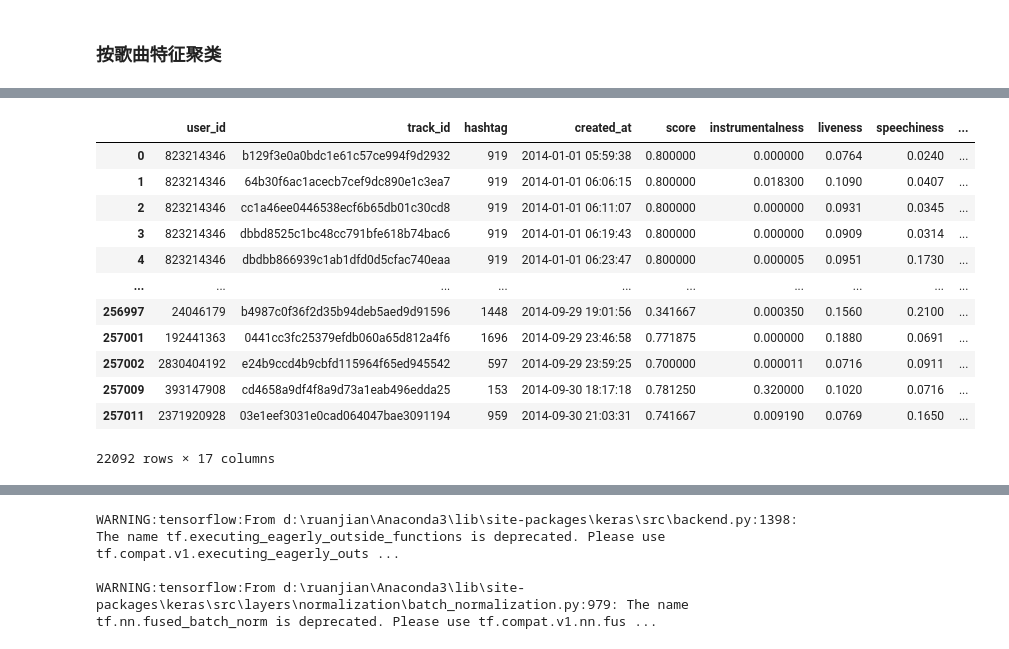
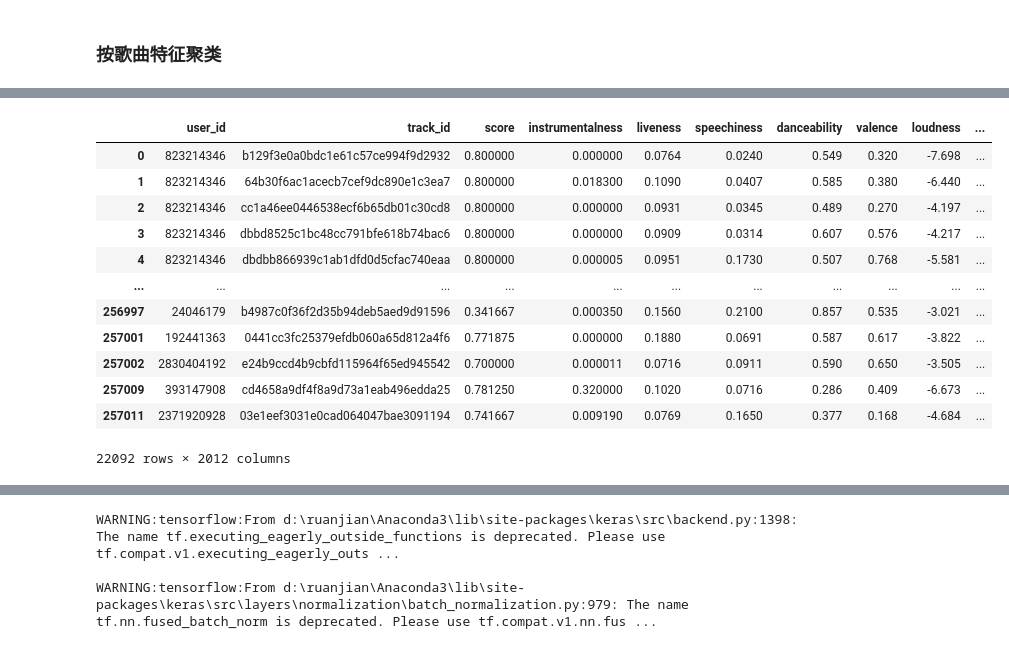
Before and after one commit to 1751118/myMusicReSystem, a Jupyter notebook: emotion_based_recs.ipynb, the cells around one changed output, grey strips where cells are left out. Saved outputs shown, nothing was run; the diff lists cells and outputs as text; code cells hidden in the pictures.

```diff
--- a/emotion_based_recs.ipynb
+++ b/emotion_based_recs.ipynb
@@ -46,10 +46,12 @@ key                     8
 rating                  0
 dtype: int64
 # %%
-# 去缺失值太多的特征和地域特征，先做基于音乐特征的聚类
+# 去缺失值太多的特征和上下文特征（时间、地点、语言等）以及rating，先做基于音乐特征的聚类
 user_track_data.drop(['time_zone'], inplace=True, axis=1)
 user_track_data.drop(['lang'], inplace=True, axis=1)
 user_track_data.drop(['tweet_lang'], inplace=True, axis=1)
+user_track_data.drop(['created_at'], inplace=True, axis=1)
+user_track_data.drop(['rating'], inplace=True, axis=1)
 # %%
 # 对于其他音乐特征的缺失，因为数量较少，我们可以取平均值填充
 user_track_data['instrumentalness'].fillna(value=user_track_data['instrumentalness'].mean(), inplace=True)
@@ -131,7 +131,7 @@ from sklearn.preprocessing import MinMaxScaler,LabelEncoder
 from keras.utils import to_categorical
 # 将对象类特征映射到数值
 lb = LabelEncoder()
-# user_track_data['track_id'] = lb.fit_transform(user_track_data['track_id'])
 user_track_data['hashtag'] = lb.fit_transform(user_track_data['hashtag'])
+user_track_data = pd.get_dummies(user_track_data, columns=['hashtag'])
 user_track_data
 # %% [output]
@@ -138,13 +139,13 @@ user_track_data
-|  | user_id | track_id | hashtag | created_at | score | instrumentalness | liveness | speechiness | ... |
-| 0 | 823214346 | b129f3e0a0bdc1e61c57ce994f9d2932 | 919 | 2014-01-01 05:59:38 | 0.800000 | 0.000000 | 0.0764 | 0.0240 | ... |
-| 1 | 823214346 | 64b30f6ac1acecb7cef9dc890e1c3ea7 | 919 | 2014-01-01 06:06:15 | 0.800000 | 0.018300 | 0.1090 | 0.0407 | ... |
-| 2 | 823214346 | cc1a46ee0446538ecf6b65db01c30cd8 | 919 | 2014-01-01 06:11:07 | 0.800000 | 0.000000 | 0.0931 | 0.0345 | ... |
-| 3 | 823214346 | dbbd8525c1bc48cc791bfe618b74bac6 | 919 | 2014-01-01 06:19:43 | 0.800000 | 0.000000 | 0.0909 | 0.0314 | ... |
-| 4 | 823214346 | dbdbb866939c1ab1dfd0d5cfac740eaa | 919 | 2014-01-01 06:23:47 | 0.800000 | 0.000005 | 0.0951 | 0.1730 | ... |
-| ... | ... | ... | ... | ... | ... | ... | ... | ... | ... |
-| 256997 | 24046179 | b4987c0f36f2d35b94deb5aed9d91596 | 1448 | 2014-09-29 19:01:56 | 0.341667 | 0.000350 | 0.1560 | 0.2100 | ... |
-| 257001 | 192441363 | 0441cc3fc25379efdb060a65d812a4f6 | 1696 | 2014-09-29 23:46:58 | 0.771875 | 0.000000 | 0.1880 | 0.0691 | ... |
-| 257002 | 2830404192 | e24b9ccd4b9cbfd115964f65ed945542 | 597 | 2014-09-29 23:59:25 | 0.700000 | 0.000011 | 0.0716 | 0.0911 | ... |
-| 257009 | 393147908 | cd4658a9df4f8a9d73a1eab496edda25 | 153 | 2014-09-30 18:17:18 | 0.781250 | 0.320000 | 0.1020 | 0.0716 | ... |
-| 257011 | 2371920928 | 03e1eef3031e0cad064047bae3091194 | 959 | 2014-09-30 21:03:31 | 0.741667 | 0.009190 | 0.0769 | 0.1650 | ... |
+|  | user_id | track_id | score | instrumentalness | liveness | speechiness | danceability | valence | loudness | ... |
+| 0 | 823214346 | b129f3e0a0bdc1e61c57ce994f9d2932 | 0.800000 | 0.000000 | 0.0764 | 0.0240 | 0.549 | 0.320 | -7.698 | ... |
+| 1 | 823214346 | 64b30f6ac1acecb7cef9dc890e1c3ea7 | 0.800000 | 0.018300 | 0.1090 | 0.0407 | 0.585 | 0.380 | -6.440 | ... |
+| 2 | 823214346 | cc1a46ee0446538ecf6b65db01c30cd8 | 0.800000 | 0.000000 | 0.0931 | 0.0345 | 0.489 | 0.270 | -4.197 | ... |
+| 3 | 823214346 | dbbd8525c1bc48cc791bfe618b74bac6 | 0.800000 | 0.000000 | 0.0909 | 0.0314 | 0.607 | 0.576 | -4.217 | ... |
+| 4 | 823214346 | dbdbb866939c1ab1dfd0d5cfac740eaa | 0.800000 | 0.000005 | 0.0951 | 0.1730 | 0.507 | 0.768 | -5.581 | ... |
+| ... | ... | ... | ... | ... | ... | ... | ... | ... | ... | ... |
+| 256997 | 24046179 | b4987c0f36f2d35b94deb5aed9d91596 | 0.341667 | 0.000350 | 0.1560 | 0.2100 | 0.857 | 0.535 | -3.021 | ... |
+| 257001 | 192441363 | 0441cc3fc25379efdb060a65d812a4f6 | 0.771875 | 0.000000 | 0.1880 | 0.0691 | 0.587 | 0.617 | -3.822 | ... |
+| 257002 | 2830404192 | e24b9ccd4b9cbfd115964f65ed945542 | 0.700000 | 0.000011 | 0.0716 | 0.0911 | 0.590 | 0.650 | -3.505 | ... |
+| 257009 | 393147908 | cd4658a9df4f8a9d73a1eab496edda25 | 0.781250 | 0.320000 | 0.1020 | 0.0716 | 0.286 | 0.409 | -6.673 | ... |
+| 257011 | 2371920928 | 03e1eef3031e0cad064047bae3091194 | 0.741667 | 0.009190 | 0.0769 | 0.1650 | 0.377 | 0.168 | -4.684 | ... |
-22092 rows × 17 columns
+22092 rows × 2012 columns
```
Also changed, not shown: parts of 19 cells of this notebook, 5 other files.
